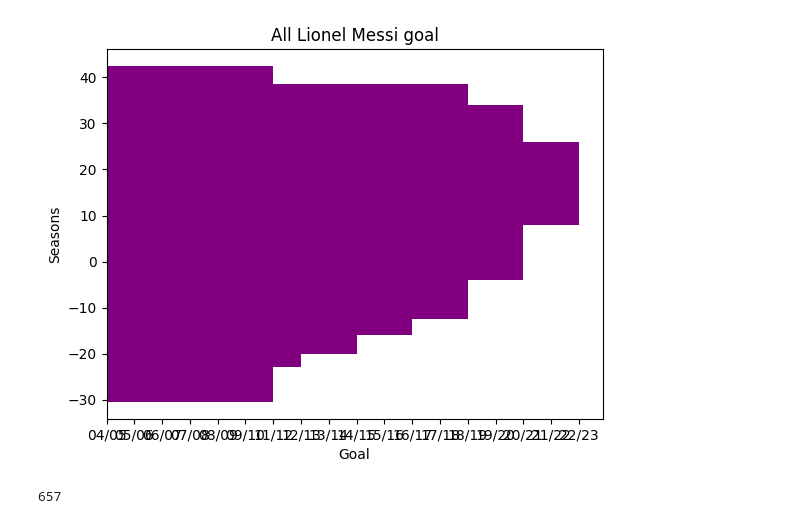
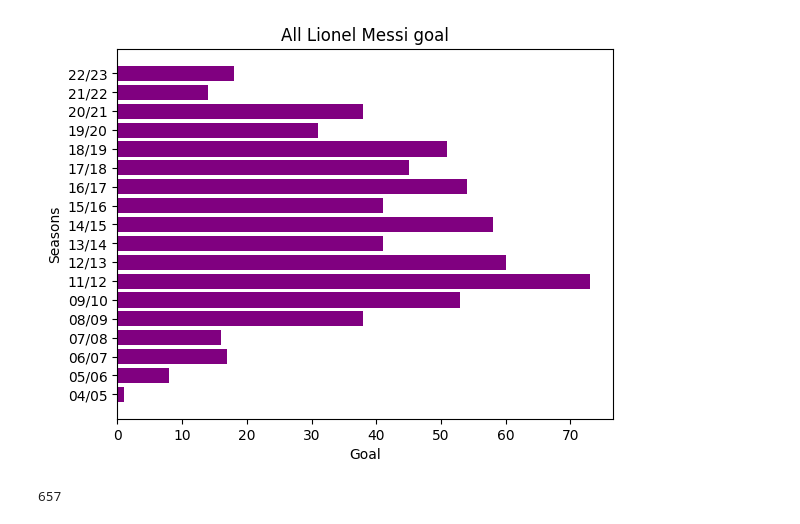
Before and after one commit to Natanon-Jokthong/data_science_project, a Jupyter notebook: total_goal.ipynb, the cells around one changed output. Drawn from its saved outputs; the diff is of its cells as text; code cells hidden in the pictures.

```diff
--- a/total_goal.ipynb
+++ b/total_goal.ipynb
@@ -29,16 +29,15 @@ goal_total = (ss1goal,ss2goal,ss3goal,ss4goal,ss5goal,ss6goal,ss7goal,ss8goal,ss
 # %%
 #Goal per Season graph
 x = np.array(goal_total)
 y = np.array(['04/05','05/06','06/07','07/08','08/09','09/10','11/12','12/13','13/14','14/15','15/16','16/17','17/18','18/19','19/20','20/21','21/22','22/23'])
 plt.title('All Lionel Messi goal')
 plt.xlabel("Goal")
 plt.ylabel("Seasons")
-ind = np.arange(len(y))
-plt.barh(ind,y,x,  color='purple')
+plt.barh(y,x,  color='purple')
 
 plt.show()
 # %% [output]
-[figure, old version]
+[figure, new version]
 # %%
 a=1+8+17+16+38+53+73+60+41+58+41+54+45+51+31+38+14+18
 print(a)
```
